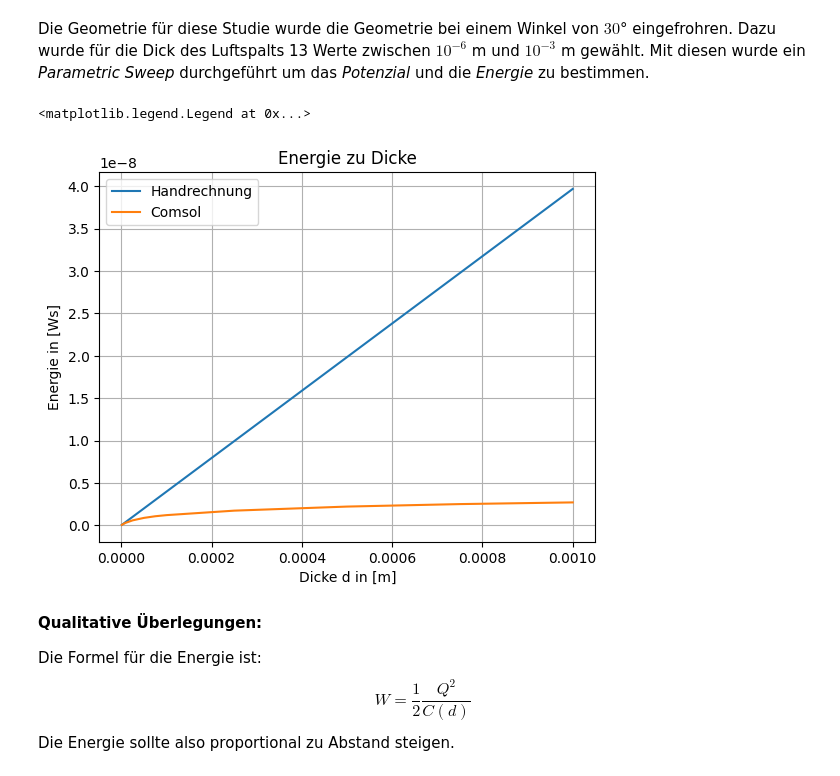
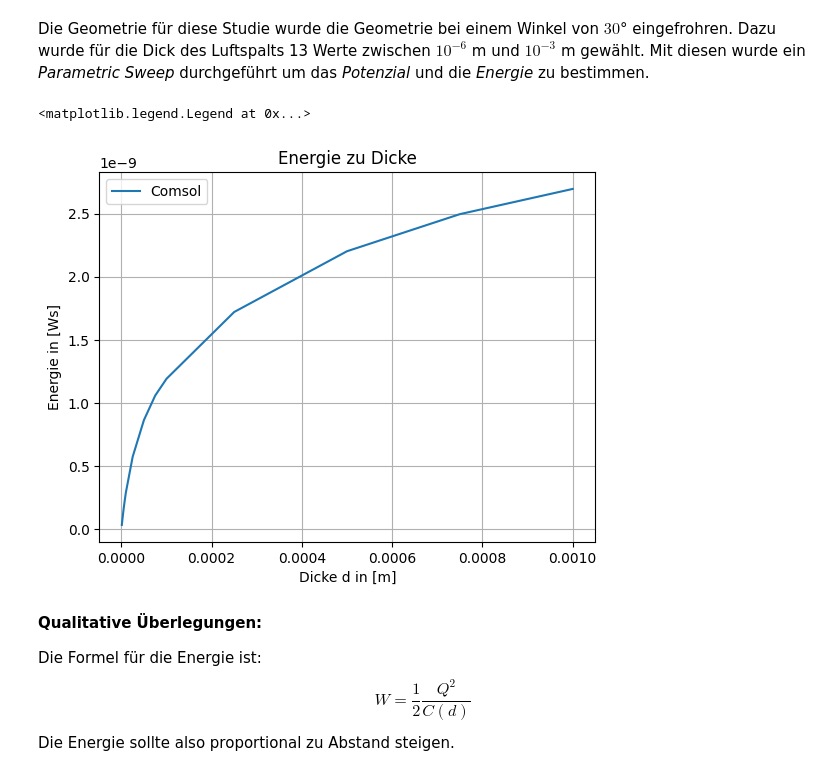
Before and after one commit to HansPeter21/COP_Elektrostatik, a Jupyter notebook: Projekt_ES_Albertin_Schegg.ipynb, the cells around one changed output. Drawn from its saved outputs; the diff is of its cells as text; code cells hidden in the pictures.

```diff
--- a/Projekt_ES_Albertin_Schegg.ipynb
+++ b/Projekt_ES_Albertin_Schegg.ipynb
@@ -294,16 +326,16 @@ A30 = 4.899299183886296e-07 # Fläche [m^2] bei alpha = 30°
 Cdh = A30/dsweep*eps0
 Wdh = 0.5*Q**2/Cdh
 # %%
-plt.plot(dsweep, Wdh, label= "Handrechnung")
+#plt.plot(dsweep, Wdh, label= "Handrechnung")
 plt.plot(Wd["d (m)"], Wd["Total electric energy (J)"], label= "Comsol")
 plt.grid()
 plt.ylabel("Energie in [Ws]")
 plt.xlabel("Dicke d in [m]")
 plt.title("Energie zu Dicke")
 plt.legend()
 # %% [output]
 <matplotlib.legend.Legend at 0x...>
-[figure, old version]
+[figure, new version]
 # %% [markdown]
 **Qualitative Überlegungen:**
 
```
Also changed, not shown: parts of 14 cells of this notebook.
